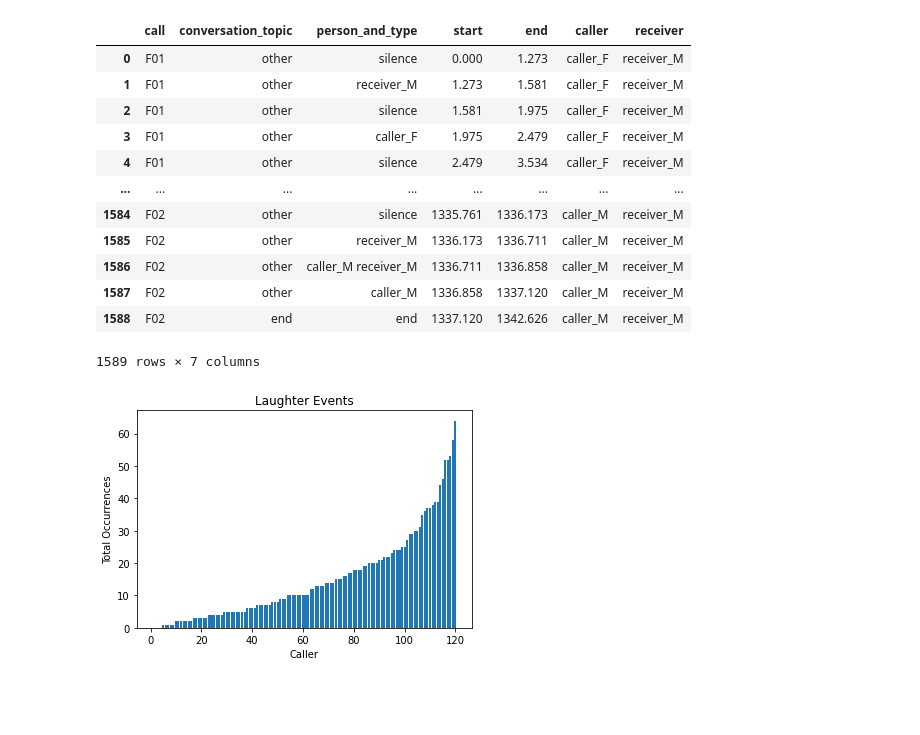
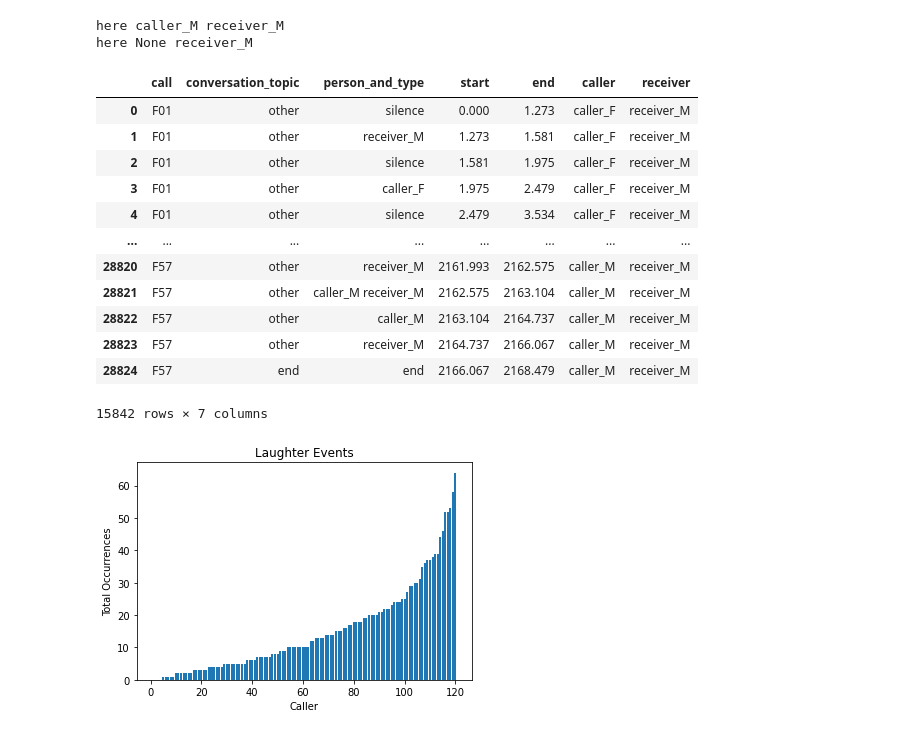
Before and after one commit to euronite/ConversationalBrowser, a Jupyter notebook: jupyter notebooks/data manipulation.ipynb, the cells around one changed output. Drawn from its saved outputs; the diff is of its cells as text; code cells hidden in the pictures; blank space fills up the shorter version.

Commit message:
caller and receiver selection

```diff
--- a/jupyter notebooks/data manipulation.ipynb
+++ b/jupyter notebooks/data manipulation.ipynb
@@ -105,7 +105,15 @@ def get_rows_by_caller_and_receiver(df, caller, receiver):
     """
     Specify the caller and receiver string and returns the dataframe with those rows.
     """
-    return df.loc[(df["caller"] == caller) & (df["receiver"] == receiver)]
+    print("here", caller, receiver)
+    if receiver != None and caller == None:
+        return df.loc[(df["receiver"] == receiver)]
+    elif caller != None and receiver == None:
+        return df.loc[(df["caller"] == caller)]
+    elif caller != None and receiver != None:
+        return df.loc[(df["caller"] == caller) & (df["receiver"] == receiver)]
+    else:
+        return df
 
 
 def convert_to_minutes_and_seconds(seconds):
@@ -265,30 +273,32 @@ def mean_overlap_time(df):
 # %%
 df = read_in_data("../data/genderedCorpus.csv")
 df = receiver_and_caller_column(df)
 occ_count = occurrence_of_each_event(df, cue_types.copy())
 time_total = total_time_of_each_event(df, cue_types.copy())
 mean_time = mean_time_of_each_event(df, cue_types.copy())
 id_call_length = individual_call_length(df)
 call_time_total = convert_to_minutes_and_seconds(sum(id_call_length.values()))
 total_overlap_occurrences = total_overlap_occurrence(df)
 total_overlap_duration = total_overlap_time(df)
 mean_overlap_duration = mean_overlap_time(df)
 m_m_calls = get_all_call_ids(get_rows_by_caller_and_receiver(df, "caller_M", "receiver_M"))
-get_list_of_call_id_df(df, ["F01", "F02"])
+get_rows_by_caller_and_receiver(df, None, "receiver_M")
 # %% [output]
+here caller_M receiver_M
+here None receiver_M
 |  | call | conversation_topic | person_and_type | start | end | caller | receiver |
 | 0 | F01 | other | silence | 0.000 | 1.273 | caller_F | receiver_M |
 | 1 | F01 | other | receiver_M | 1.273 | 1.581 | caller_F | receiver_M |
 | 2 | F01 | other | silence | 1.581 | 1.975 | caller_F | receiver_M |
 | 3 | F01 | other | caller_F | 1.975 | 2.479 | caller_F | receiver_M |
 | 4 | F01 | other | silence | 2.479 | 3.534 | caller_F | receiver_M |
 | ... | ... | ... | ... | ... | ... | ... | ... |
-| 1584 | F02 | other | silence | 1335.761 | 1336.173 | caller_M | receiver_M |
-| 1585 | F02 | other | receiver_M | 1336.173 | 1336.711 | caller_M | receiver_M |
-| 1586 | F02 | other | caller_M receiver_M | 1336.711 | 1336.858 | caller_M | receiver_M |
-| 1587 | F02 | other | caller_M | 1336.858 | 1337.120 | caller_M | receiver_M |
-| 1588 | F02 | end | end | 1337.120 | 1342.626 | caller_M | receiver_M |
+| 28820 | F57 | other | receiver_M | 2161.993 | 2162.575 | caller_M | receiver_M |
+| 28821 | F57 | other | caller_M receiver_M | 2162.575 | 2163.104 | caller_M | receiver_M |
+| 28822 | F57 | other | caller_M | 2163.104 | 2164.737 | caller_M | receiver_M |
+| 28823 | F57 | other | receiver_M | 2164.737 | 2166.067 | caller_M | receiver_M |
+| 28824 | F57 | end | end | 2166.067 | 2168.479 | caller_M | receiver_M |
-1589 rows × 7 columns
+15842 rows × 7 columns
 # %%
 # Visualisation- Laughter
 all_ids = get_all_call_ids(df)
```
Also changed, not shown: 2 other files.
